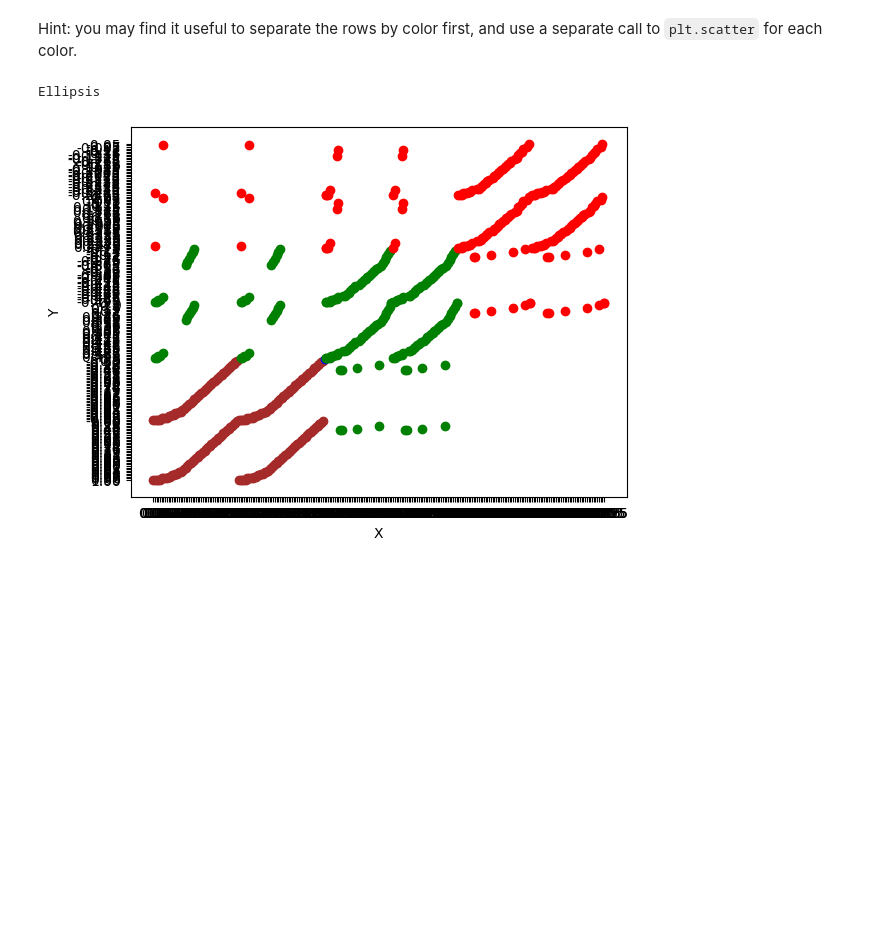
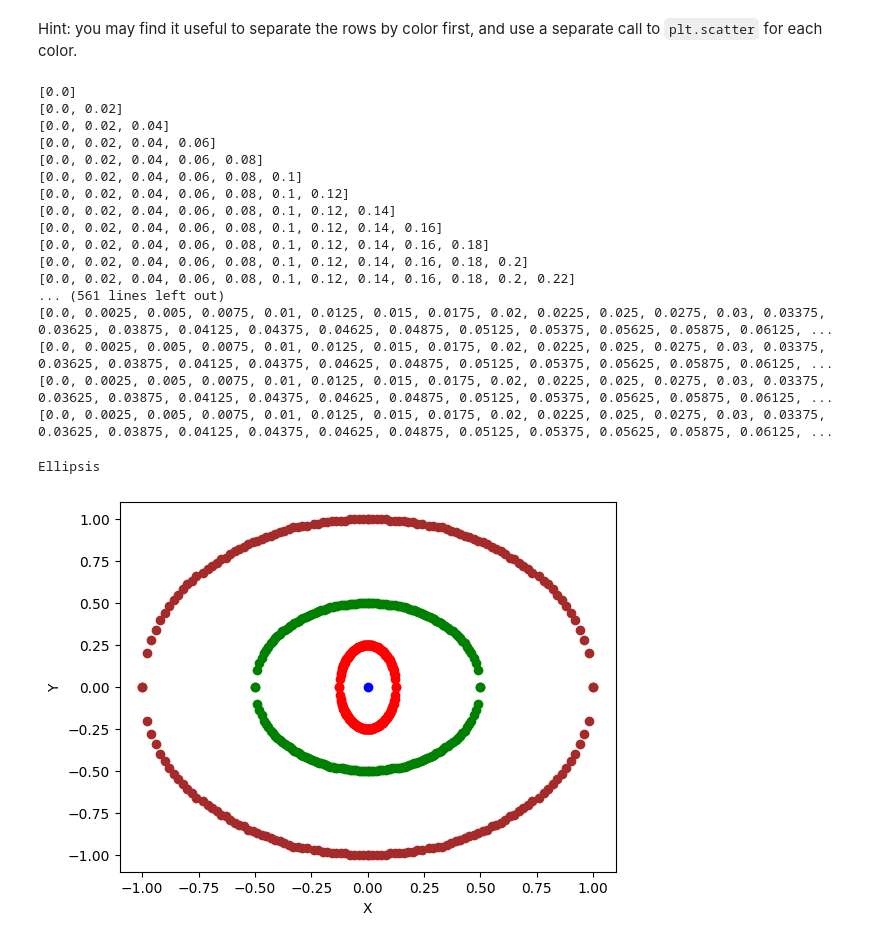
Before and after one commit to bvanson/dx602-homework-05, a Jupyter notebook: homeworTest.ipynb, the cells around one changed output. Drawn from its saved outputs; the diff is of its cells as text; code cells hidden in the pictures; blank space fills up the shorter version.

```diff
--- a/homeworTest.ipynb
+++ b/homeworTest.ipynb
@@ -374,8 +374,8 @@ with open('f11.csv') as file:
 
     reader = csv.reader(file)
     for row in reader:
-        x.append(row[1])
-        y.append(row[2])
+        x.append(float(row[1]))
+        y.append(float(row[2]))
 
 plt.scatter(x,y)
 plt.xlabel('X values')
@@ -594,8 +594,8 @@ with open('abalone.tsv') as fp:
     for line in fp:
         line = line.rstrip("\n").split('\t')
         #print(line)
-        x.append(line[x_index])
-        y.append(line[y_index])
+        x.append(float(line[x_index]))
+        y.append(float(line[y_index]))
 #print(x)
 #print(y)
 plt.scatter(x,y)
@@ -633,35 +633,53 @@ with open('f20.tsv') as fp:
         #print(line)
 
         # in_dict returns index of color in dict if found, else None
         index = in_dict(dict,line[0])
 
         if (index is not None):
             #print('inside if')
-            dict[index]['x'].append(line[1])
-            dict[index]['y'].append(line[2])
+            print(dict[index]['x'])
+            dict[index]['x'].append(float(line[1]))
+            dict[index]['y'].append(float(line[2]))
         else:
             #print('went to else')
-            dict.append({'color': line[0], 'x':[ line[1] ], 'y':[line[2]]})
+            dict.append({'color': line[0], 'x':[ float(line[1]) ], 'y':[ float(line[2] )]})
             #print('dict after insert',dict)
 
 
 
 #print(dict)
 
 #i = 1
 how_many_colors = len (dict)
 #print('how many', how_many_colors)
 for each_color in dict:
     #plt.subplot(how_many_colors,1, i)
     #print(f'{each_color['color']} has {len(each_color['x'])} value')
     plt.scatter(each_color['x'],each_color['y'], color=each_color['color'])
     #plt.title(each_color['color'].capitalize())
     plt.xlabel('X')
     plt.ylabel('Y')
     #i += 1
 
 
 ...
 # %% [output]
-Ellipsis
+[0.0]
+[0.0, 0.02]
+[0.0, 0.02, 0.04]
+[0.0, 0.02, 0.04, 0.06]
+[0.0, 0.02, 0.04, 0.06, 0.08]
+[0.0, 0.02, 0.04, 0.06, 0.08, 0.1]
+[0.0, 0.02, 0.04, 0.06, 0.08, 0.1, 0.12]
+[0.0, 0.02, 0.04, 0.06, 0.08, 0.1, 0.12, 0.14]
+[0.0, 0.02, 0.04, 0.06, 0.08, 0.1, 0.12, 0.14, 0.16]
+[0.0, 0.02, 0.04, 0.06, 0.08, 0.1, 0.12, 0.14, 0.16, 0.18]
+[0.0, 0.02, 0.04, 0.06, 0.08, 0.1, 0.12, 0.14, 0.16, 0.18, 0.2]
+[0.0, 0.02, 0.04, 0.06, 0.08, 0.1, 0.12, 0.14, 0.16, 0.18, 0.2, 0.22]
+... (561 lines left out)
+[0.0, 0.0025, 0.005, 0.0075, 0.01, 0.0125, 0.015, 0.0175, 0.02, 0.0225, 0.025, 0.0275, 0.03, 0.03375, 0.03625, 0.03875, 0.04125, 0.04375, 0.04625, 0.04875, 0.05125, 0.05375, 0.05625, 0.05875, 0.06125, ...
+[0.0, 0.0025, 0.005, 0.0075, 0.01, 0.0125, 0.015, 0.0175, 0.02, 0.0225, 0.025, 0.0275, 0.03, 0.03375, 0.03625, 0.03875, 0.04125, 0.04375, 0.04625, 0.04875, 0.05125, 0.05375, 0.05625, 0.05875, 0.06125, ...
+[0.0, 0.0025, 0.005, 0.0075, 0.01, 0.0125, 0.015, 0.0175, 0.02, 0.0225, 0.025, 0.0275, 0.03, 0.03375, 0.03625, 0.03875, 0.04125, 0.04375, 0.04625, 0.04875, 0.05125, 0.05375, 0.05625, 0.05875, 0.06125, ...
+[0.0, 0.0025, 0.005, 0.0075, 0.01, 0.0125, 0.015, 0.0175, 0.02, 0.0225, 0.025, 0.0275, 0.03, 0.03375, 0.03625, 0.03875, 0.04125, 0.04375, 0.04625, 0.04875, 0.05125, 0.05375, 0.05625, 0.05875, 0.06125, ...
+Ellipsis
-[figure, old version]
+[figure, new version]
```
Also changed, not shown: parts of 3 cells of this notebook.
